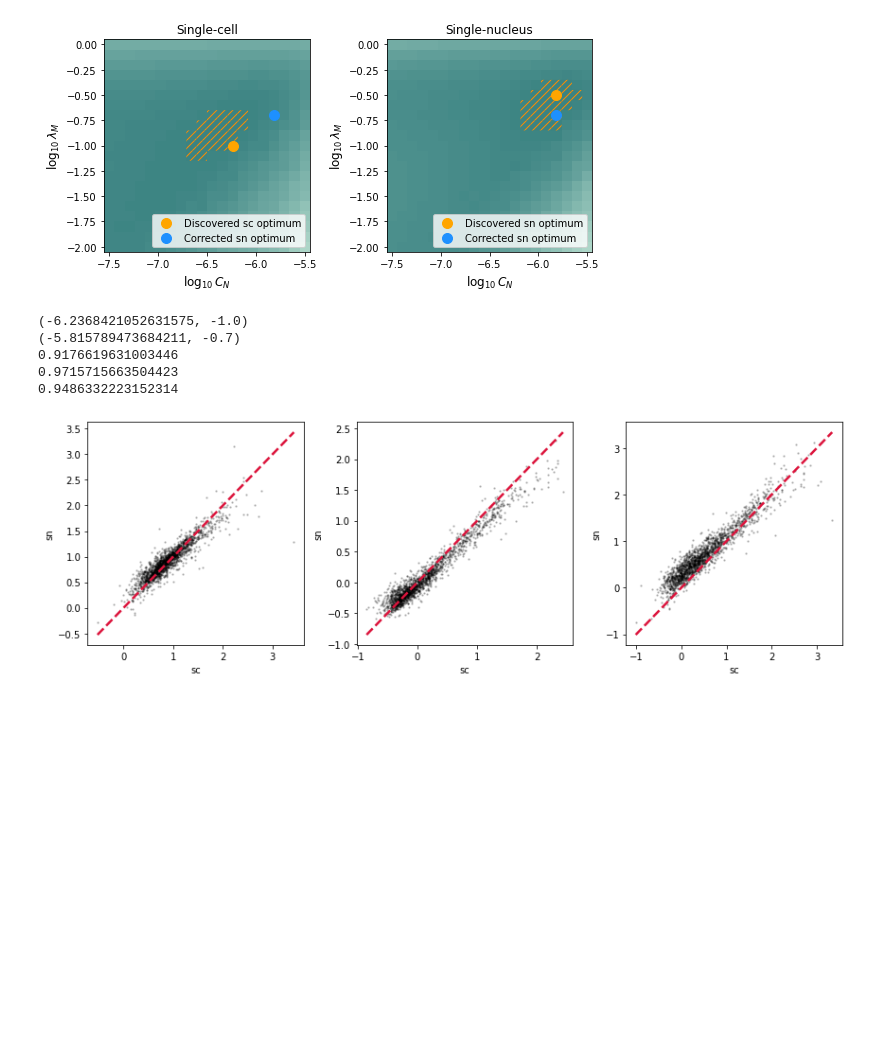
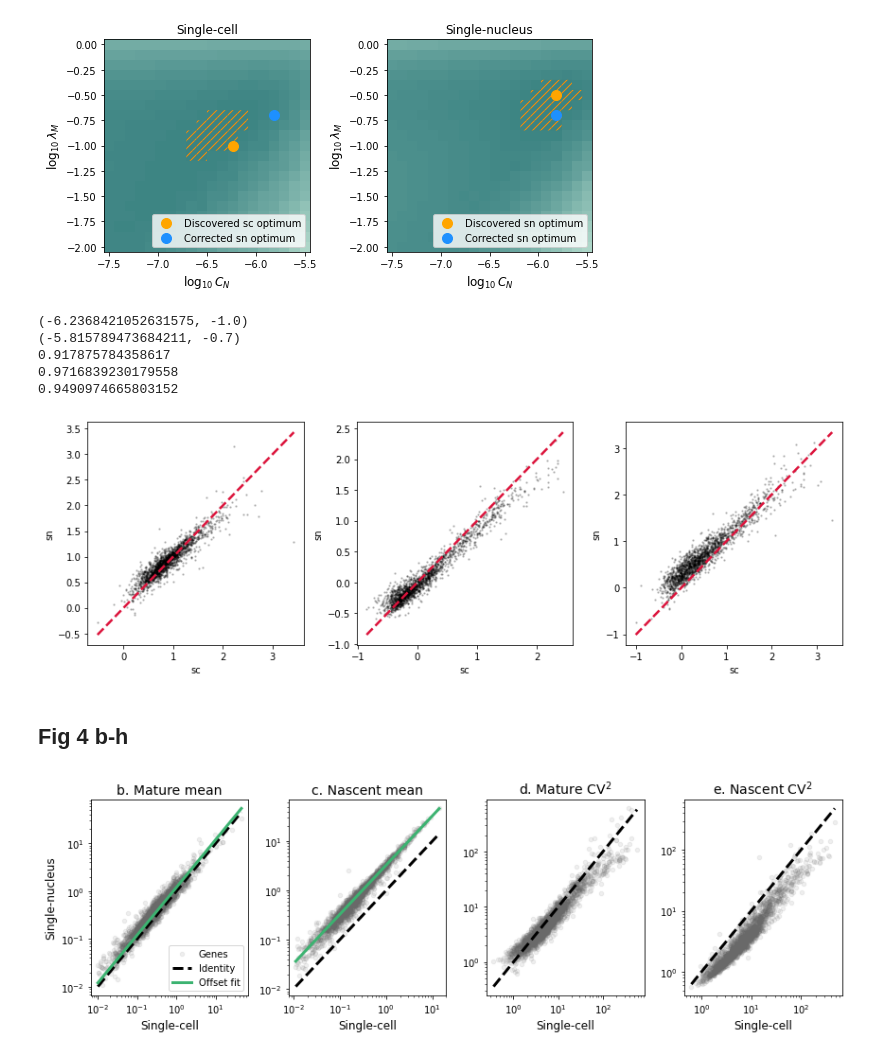
Before and after one commit to pachterlab/monod_examples, a Jupyter notebook: manuscript_computation/gg230328_brain_nuc_analysis.ipynb, the cells around one changed output. Drawn from its saved outputs; the diff is of its cells as text; code cells hidden in the pictures; blank space fills up the shorter version.

```diff
--- a/manuscript_computation/gg230328_brain_nuc_analysis.ipynb
+++ b/manuscript_computation/gg230328_brain_nuc_analysis.ipynb
@@ -122,11 +111,12 @@ plt.savefig('./figs/brain_nuc_landscape.pdf')
 [figure]
 # %%
 fig1,ax1 = plt.subplots(1,3,figsize=(12,4))
-gf = (~sr_arr[1].rejected_genes)&(~sr_arr[0].rejected_genes)
-arbitrary_v3_params = np.asarray(sr_arr[0].samp_optimum)+0.5
-# arbitrary_v3_ind = np.argmin(((np.asarray(sr_arr[0].sp.sampl_vals)-arbitrary_v3_params)**2).sum(1))
+# arbitrary_v3_params = np.asarray(sr_arr[0].samp_optimum)+0.5
 arbitrary_v3_ind = np.argmin(((sr_arr[1].param_estimates[:,~sr_arr[0].rejected_genes,:] - sr_arr[0].phys_optimum[~sr_arr[0].rejected_genes])**2)[:,:,:2].sum((1,2)))
 sr_arr[1].set_sampling_optimum(arbitrary_v3_ind)
+_=sr_arr[1].chisquare_testing(sd_arr[1],threshold=0.01)
+gf = (~sr_arr[1].rejected_genes)&(~sr_arr[0].rejected_genes)
+
 print(sr_arr[0].samp_optimum)
 print(sr_arr[1].samp_optimum)
 for j in range(3):
@@ -142,7 +132,7 @@ fig1.tight_layout()
 # %% [output]
 (-6.2368421052631575, -1.0)
 (-5.815789473684211, -0.7)
-0.9176619631003446
-0.9715715663504423
-0.9486332223152314
+0.917875784358617
+0.9716839230179558
+0.9490974665803152
 [figure]
@@ -148,0 +141,2 @@ fig1.tight_layout()
+# %% [markdown]
+## Fig 4 b-h
@@ -148,0 +159,45 @@ fig1.tight_layout()
+# %%
+def plot_stat_simplified(X,Y,stat,ax1,modality='spliced',plot_offset=True):
+    if stat=='mean':
+        stat_fun = lambda x: x.mean(1)
+    elif stat=='CV2':
+        stat_fun = lambda x: (x.var(1))/(x.mean(1)**2)
+
+    x = stat_fun(X)
+    y = stat_fun(Y)
+    gf = (~np.isnan(x)) & (~np.isnan(y)) & (x>0) & (y>0)
+    x = x[gf]
+    y = y[gf]
+    ax1.scatter(x,y,ms_genes,c_genes,alpha=alpha_genes,label='Genes')
+    xl = np.linspace(x.min(),x.max())
+    ax1.plot(xl,xl,'--',color=c_identity,linewidth=lw,label='Identity')
+    if plot_offset:
+        offset = y.mean()/x.mean()
+#         print('Offset: {:.2f}'.format(np.log10(offset)))
+        ax1.plot(xl,xl*offset,color='mediumseagreen',linewidth=lw,label='Offset fit')
+    ax1.set_xscale('log')
+    ax1.set_yscale('log')
+#     ax1.set_xlabel('single-cell {} {}'.format(stat,modality))
+#     ax1.set_ylabel('single-nucleus {} {}'.format(stat,modality))
+# %%
+fig1,ax1 = plt.subplots(1,4,figsize=(12,4))
+
+plot_stat_simplified(sd_arr[0].layers[1],sd_arr[1].layers[1],'mean',ax1[0],'spliced')
+plot_stat_simplified(sd_arr[0].layers[0],sd_arr[1].layers[0],'mean',ax1[1],'unspliced')
+plot_stat_simplified(sd_arr[0].layers[1],sd_arr[1].layers[1],'CV2',ax1[2],'spliced',plot_offset=False)
+plot_stat_simplified(sd_arr[0].layers[0],sd_arr[1].layers[0],'CV2',ax1[3],'unspliced',plot_offset=False)
+
+ax1[0].set_ylabel(names[1],fontsize=fs_axes)
+ax1[0].legend(loc='lower right')
+for ax in ax1:
+    ax.set_xlabel(names[0],fontsize=fs_axes)
+ax1[0].set_title('b. Mature mean',fontsize=fs_title)
+ax1[1].set_title('c. Nascent mean',fontsize=fs_title)
+ax1[2].set_title('d. Mature CV$^2$',fontsize=fs_title)
+ax1[3].set_title('e. Nascent CV$^2$',fontsize=fs_title)
+
+fig1.tight_layout()
+plt.savefig('./figs/fig4b_e.png',dpi=450)
+plt.savefig('./figs/fig4b_e.pdf')
+# %% [output]
+[figure, added]
```
Also changed, not shown: parts of 8 cells of this notebook, 3 other files.
